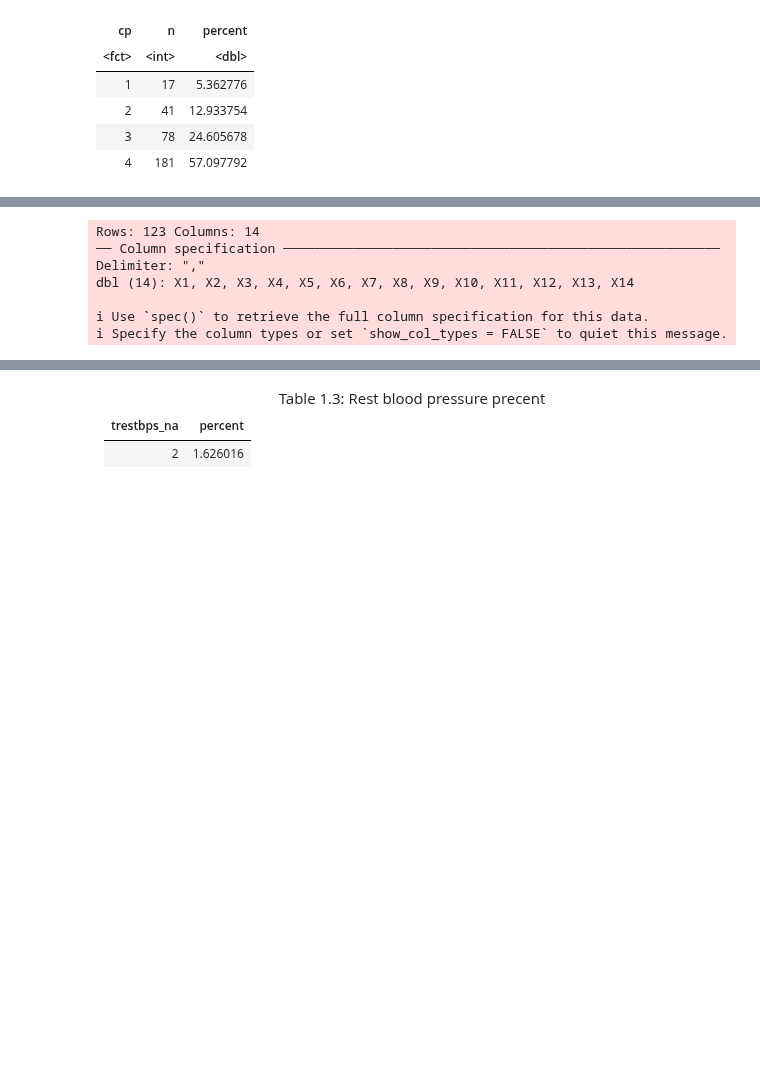
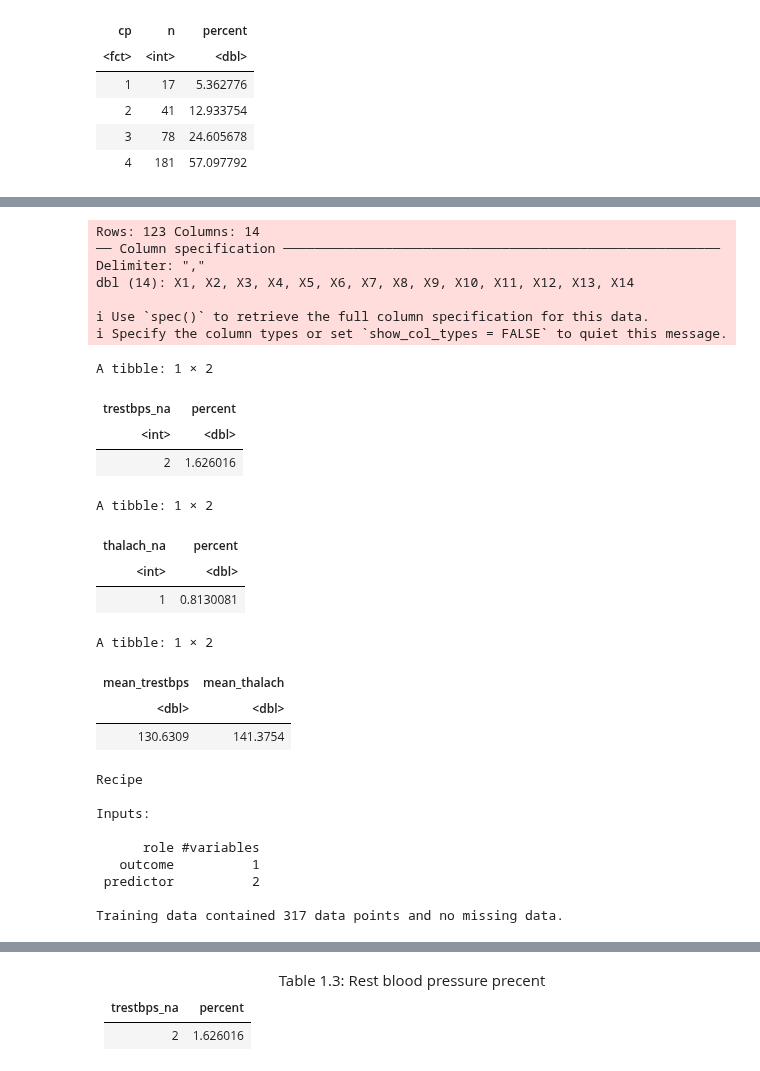
Before and after one commit to drkchu/chest-pain-classification, a Jupyter notebook: heart_disease.ipynb, the cells around one changed output, grey strips where cells are left out. Saved outputs shown, nothing was run; the diff lists cells and outputs as text; code cells hidden in the pictures; blank space fills up the shorter version.

```diff
--- a/heart_disease.ipynb
+++ b/heart_disease.ipynb
@@ -241,30 +224,55 @@ A tibble: 4 × 3
 # %%
 heart_disease_exploratory <- read_csv(url, col_names = FALSE, na = c("?")) |>
     setNames(c("age", "sex", "cp", "trestbps", "chol", "fbs", "restecg", "thalach", "exang", "oldpeak", "slope", "ca", "thal", "num")) |>
     mutate(cp = as_factor(cp))
 #finding the number of na's in trestbps and % of na's in original dataset
 trestbps_na <- heart_disease_exploratory |>
                       filter(is.na(trestbps)) |>
                       summarize(trestbps_na = n()) |>
                       mutate(percent = 100 * trestbps_na / nrow(heart_disease_exploratory))
 
 #finding the number of na's in thalach and % of na's in original dataset
 thalach_na <- heart_disease_exploratory |>
                       filter(is.na(thalach)) |>
                       summarize(thalach_na = n()) |>
                       mutate(percent = 100 * thalach_na / nrow(heart_disease_exploratory))
 
 # finding the mean of predictors
 predictor_means <- heart_disease_train |>
                       summarize(mean_trestbps = mean(trestbps, na.rm = TRUE), mean_thalach = mean(thalach, na.rm = TRUE))
 #Print the recipe
 heart_recipe <- recipe(cp ~ trestbps + thalach, data = heart_disease_train, skip = FALSE)|>
                         prep()
+trestbps_na
+thalach_na
+predictor_means
+heart_recipe
 # %% [output]
 Rows: 123 Columns: 14
 ── Column specification ────────────────────────────────────────────────────────
 Delimiter: ","
 dbl (14): X1, X2, X3, X4, X5, X6, X7, X8, X9, X10, X11, X12, X13, X14
 
 ℹ Use `spec()` to retrieve the full column specification for this data.
 ℹ Specify the column types or set `show_col_types = FALSE` to quiet this message.
+A tibble: 1 × 2
+| trestbps_na | percent |
+| <int> | <dbl> |
+| 2 | 1.626016 |
+A tibble: 1 × 2
+| thalach_na | percent |
+| <int> | <dbl> |
+| 1 | 0.8130081 |
+A tibble: 1 × 2
+| mean_trestbps | mean_thalach |
+| <dbl> | <dbl> |
+| 130.6309 | 141.3754 |
+Recipe
+
+Inputs:
+
+      role #variables
+   outcome          1
+ predictor          2
+
+Training data contained 317 data points and no missing data.
```
Also changed, not shown: parts of 30 cells of this notebook.
